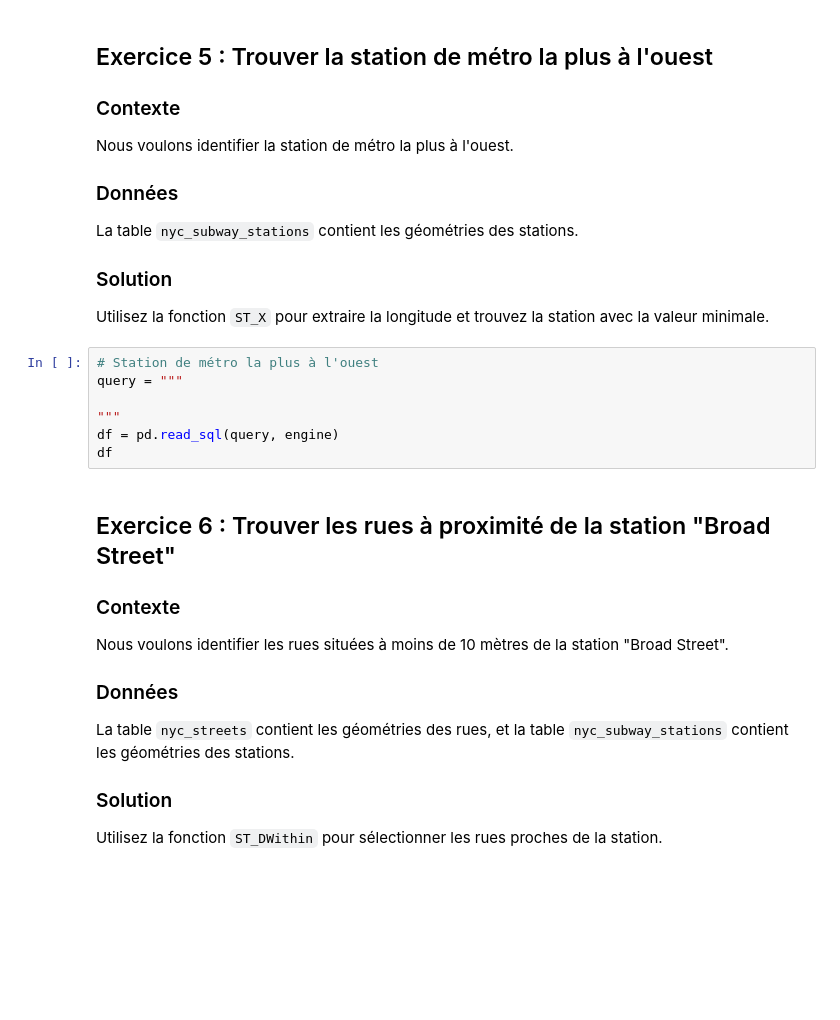
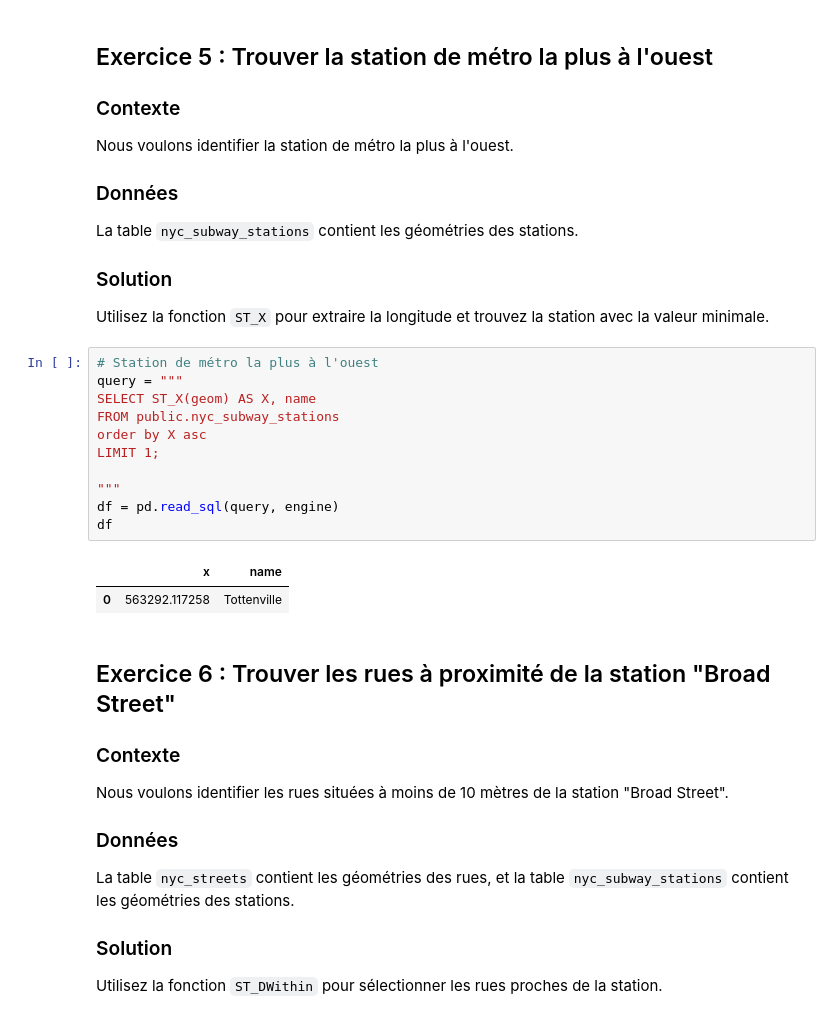
Before and after one commit to regislon/cfgeo_s2, a Jupyter notebook: base_donnees/exercice.ipynb, the cells around one changed output. Saved outputs shown, nothing was run; the diff lists cells and outputs as text; blank space fills up the shorter version.

```diff
--- a/base_donnees/exercice.ipynb
+++ b/base_donnees/exercice.ipynb
@@ -136,10 +162,17 @@ Utilisez la fonction `ST_X` pour extraire la longitude et trouvez la station ave
 # %%
 # Station de métro la plus à l'ouest
 query = """
+SELECT ST_X(geom) AS X, name
+FROM public.nyc_subway_stations
+order by X asc
+LIMIT 1;
 
 """
 df = pd.read_sql(query, engine)
 df
+# %% [output]
+|  | x | name |
+| 0 | 563292.117258 | Tottenville |
 # %% [markdown]
 ## Exercice 6 : Trouver les rues à proximité de la station "Broad Street"
 
```
Also changed, not shown: parts of 11 cells of this notebook, 31 other files.
